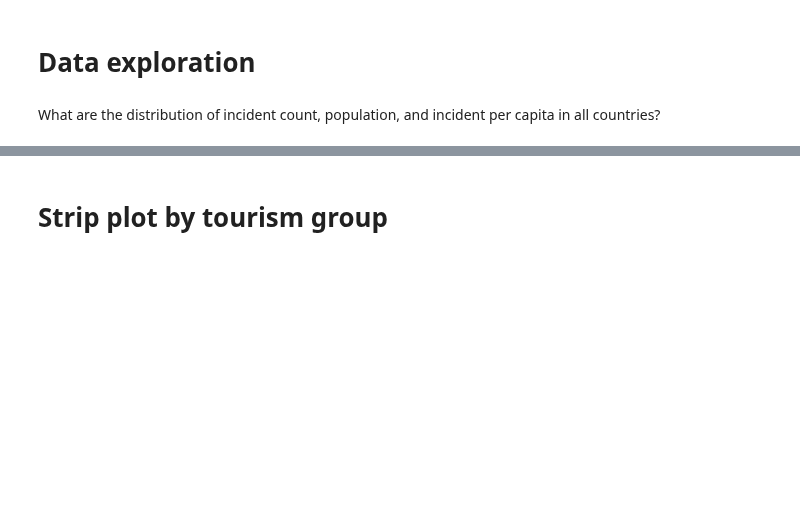
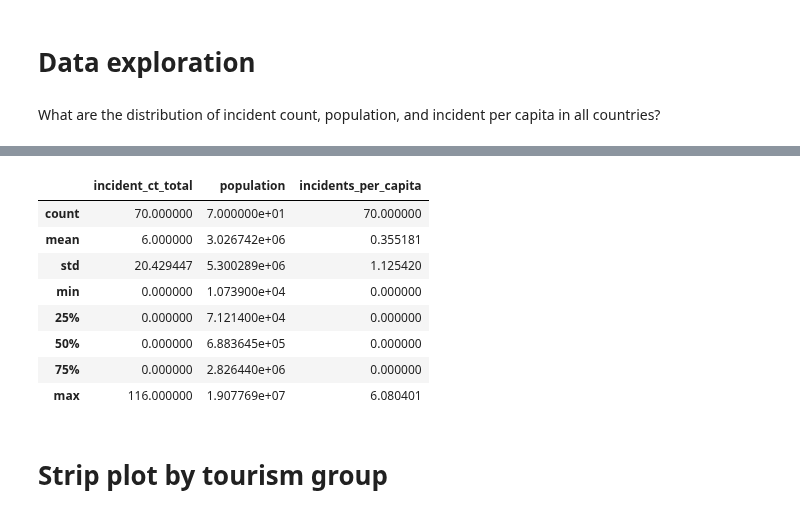
Before and after one commit to brooke-l-hawkins/milestone-i-project, a Jupyter notebook: code/visualize_distribution_counts.ipynb, the cells around one changed output, grey strips where cells are left out. Saved outputs shown, nothing was run; the diff lists cells and outputs as text; code cells hidden in the pictures; blank space fills up the shorter version.

```diff
--- a/code/visualize_distribution_counts.ipynb
+++ b/code/visualize_distribution_counts.ipynb
@@ -57,3 +70,16 @@ The incidents per capita range from 0 to 0.00005. Most values are 0. This distri
+# %%
+# describe columns of interest for low tourism countries
+low_df[columns_of_interest].describe()
+# %% [output]
+|  | incident_ct_total | population | incidents_per_capita |
+| count | 70.000000 | 7.000000e+01 | 70.000000 |
+| mean | 6.000000 | 3.026742e+06 | 0.355181 |
+| std | 20.429447 | 5.300289e+06 | 1.125420 |
+| min | 0.000000 | 1.073900e+04 | 0.000000 |
+| 25% | 0.000000 | 7.121400e+04 | 0.000000 |
+| 50% | 0.000000 | 6.883645e+05 | 0.000000 |
+| 75% | 0.000000 | 2.826440e+06 | 0.000000 |
+| max | 116.000000 | 1.907769e+07 | 6.080401 |
 # %% [markdown]
 # Strip plot by tourism group
 # %%
```
Also changed, not shown: parts of 8 cells of this notebook.
